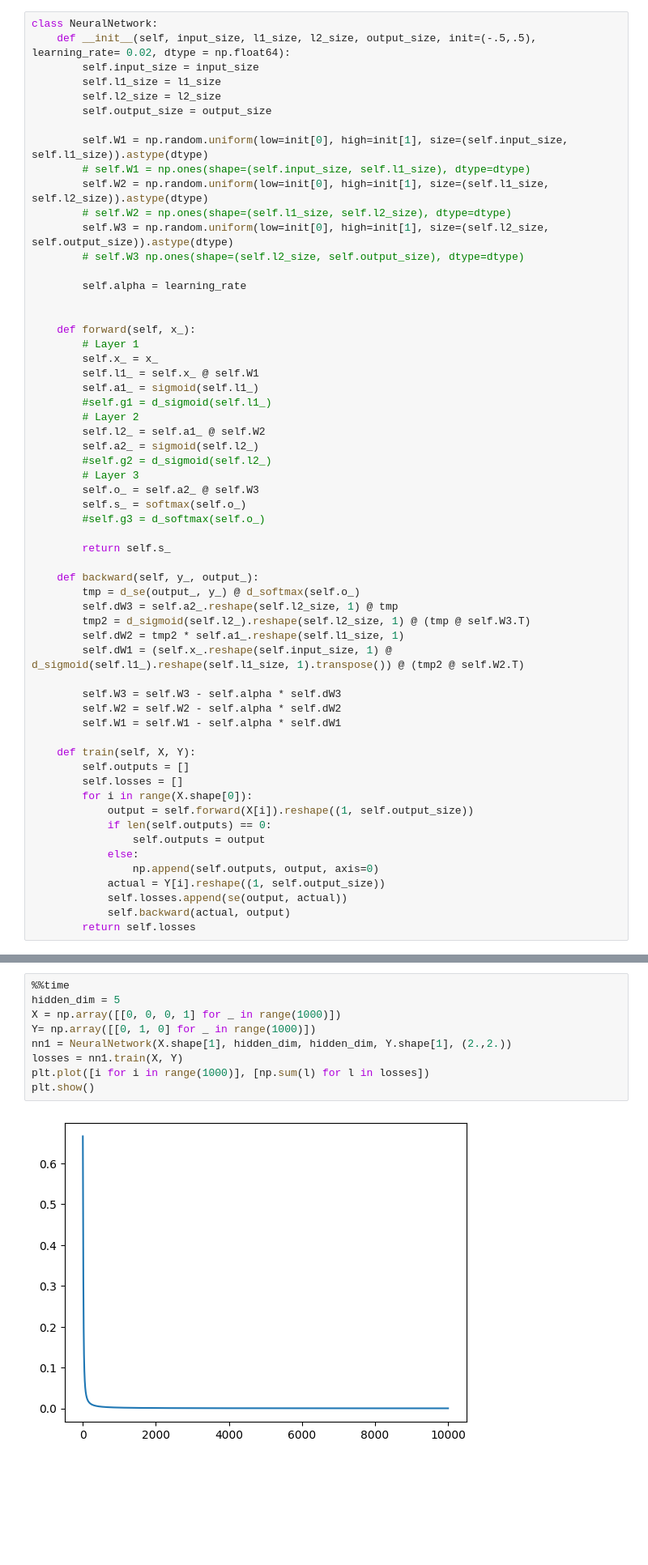
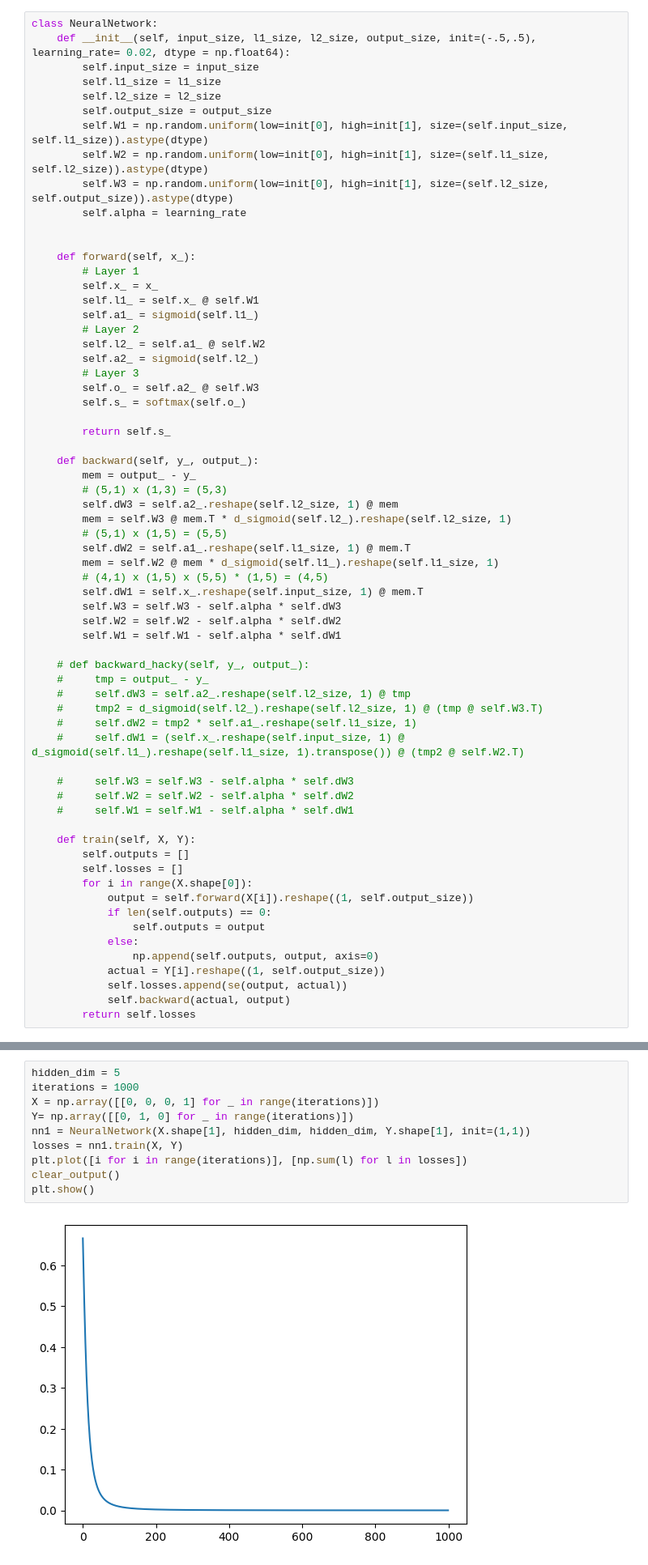
Before and after one commit to chris-hoertnagl/AI-Dojo, a Jupyter notebook: DL/neural_net.ipynb, the cells around one changed output, grey strips where cells are left out. Shown at 81% size. Cells and saved outputs as stored; diff of their text form; blank space fills up the shorter version.

```diff
--- a/DL/neural_net.ipynb
+++ b/DL/neural_net.ipynb
@@ -292,14 +246,9 @@ class NeuralNetwork:
         self.l1_size = l1_size
         self.l2_size = l2_size
         self.output_size = output_size
-
         self.W1 = np.random.uniform(low=init[0], high=init[1], size=(self.input_size, self.l1_size)).astype(dtype)
-        # self.W1 = np.ones(shape=(self.input_size, self.l1_size), dtype=dtype)
         self.W2 = np.random.uniform(low=init[0], high=init[1], size=(self.l1_size, self.l2_size)).astype(dtype)
-        # self.W2 = np.ones(shape=(self.l1_size, self.l2_size), dtype=dtype)
         self.W3 = np.random.uniform(low=init[0], high=init[1], size=(self.l2_size, self.output_size)).astype(dtype)
-        # self.W3 np.ones(shape=(self.l2_size, self.output_size), dtype=dtype)
-
         self.alpha = learning_rate
 
 
@@ -308,28 +257,39 @@ class NeuralNetwork:
         self.x_ = x_
         self.l1_ = self.x_ @ self.W1
         self.a1_ = sigmoid(self.l1_)
-        #self.g1 = d_sigmoid(self.l1_)
         # Layer 2
         self.l2_ = self.a1_ @ self.W2
         self.a2_ = sigmoid(self.l2_)
-        #self.g2 = d_sigmoid(self.l2_)
         # Layer 3
         self.o_ = self.a2_ @ self.W3
         self.s_ = softmax(self.o_)
-        #self.g3 = d_softmax(self.o_)
 
         return self.s_
 
     def backward(self, y_, output_):
-        tmp = d_se(output_, y_) @ d_softmax(self.o_)
-        self.dW3 = self.a2_.reshape(self.l2_size, 1) @ tmp
-        tmp2 = d_sigmoid(self.l2_).reshape(self.l2_size, 1) @ (tmp @ self.W3.T)
-        self.dW2 = tmp2 * self.a1_.reshape(self.l1_size, 1)
-        self.dW1 = (self.x_.reshape(self.input_size, 1) @ d_sigmoid(self.l1_).reshape(self.l1_size, 1).transpose()) @ (tmp2 @ self.W2.T)
-
+        mem = output_ - y_
+        # (5,1) x (1,3) = (5,3)
+        self.dW3 = self.a2_.reshape(self.l2_size, 1) @ mem
+        mem = self.W3 @ mem.T * d_sigmoid(self.l2_).reshape(self.l2_size, 1)
+        # (5,1) x (1,5) = (5,5)
+        self.dW2 = self.a1_.reshape(self.l1_size, 1) @ mem.T
+        mem = self.W2 @ mem * d_sigmoid(self.l1_).reshape(self.l1_size, 1)
+        # (4,1) x (1,5) x (5,5) * (1,5) = (4,5)
+        self.dW1 = self.x_.reshape(self.input_size, 1) @ mem.T
         self.W3 = self.W3 - self.alpha * self.dW3
         self.W2 = self.W2 - self.alpha * self.dW2
         self.W1 = self.W1 - self.alpha * self.dW1
+
+    # def backward_hacky(self, y_, output_):
+    #     tmp = output_ - y_
+    #     self.dW3 = self.a2_.reshape(self.l2_size, 1) @ tmp
+    #     tmp2 = d_sigmoid(self.l2_).reshape(self.l2_size, 1) @ (tmp @ self.W3.T)
+    #     self.dW2 = tmp2 * self.a1_.reshape(self.l1_size, 1)
+    #     self.dW1 = (self.x_.reshape(self.input_size, 1) @ d_sigmoid(self.l1_).reshape(self.l1_size, 1).transpose()) @ (tmp2 @ self.W2.T)
+
+    #     self.W3 = self.W3 - self.alpha * self.dW3
+    #     self.W2 = self.W2 - self.alpha * self.dW2
+    #     self.W1 = self.W1 - self.alpha * self.dW1
 
     def train(self, X, Y):
         self.outputs = []
@@ -591,13 +537,14 @@ Loss: 0.006187055522402923
 # %% [markdown]
 ### Training
 # %%
-%%time
 hidden_dim = 5
-X = np.array([[0, 0, 0, 1] for _ in range(1000)])
-Y= np.array([[0, 1, 0] for _ in range(1000)])
-nn1 = NeuralNetwork(X.shape[1], hidden_dim, hidden_dim, Y.shape[1], (2.,2.))
+iterations = 1000
+X = np.array([[0, 0, 0, 1] for _ in range(iterations)])
+Y= np.array([[0, 1, 0] for _ in range(iterations)])
+nn1 = NeuralNetwork(X.shape[1], hidden_dim, hidden_dim, Y.shape[1], init=(1,1))
 losses = nn1.train(X, Y)
-plt.plot([i for i in range(1000)], [np.sum(l) for l in losses])
+plt.plot([i for i in range(iterations)], [np.sum(l) for l in losses])
+clear_output()
 plt.show()
 # %% [output]
-[figure, old version]
+[figure, new version]
```
Also changed, not shown: parts of 38 cells of this notebook, 1 other file.
